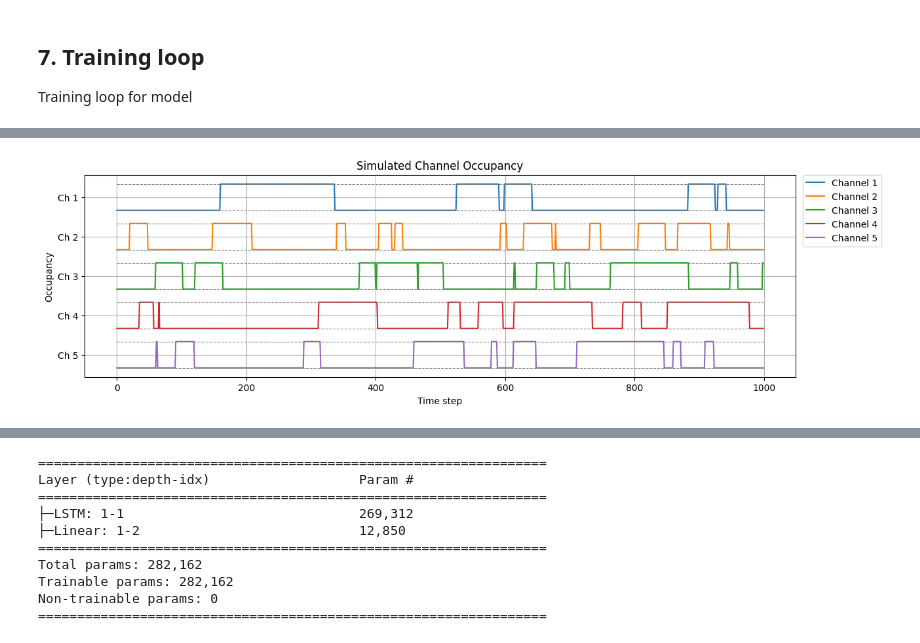
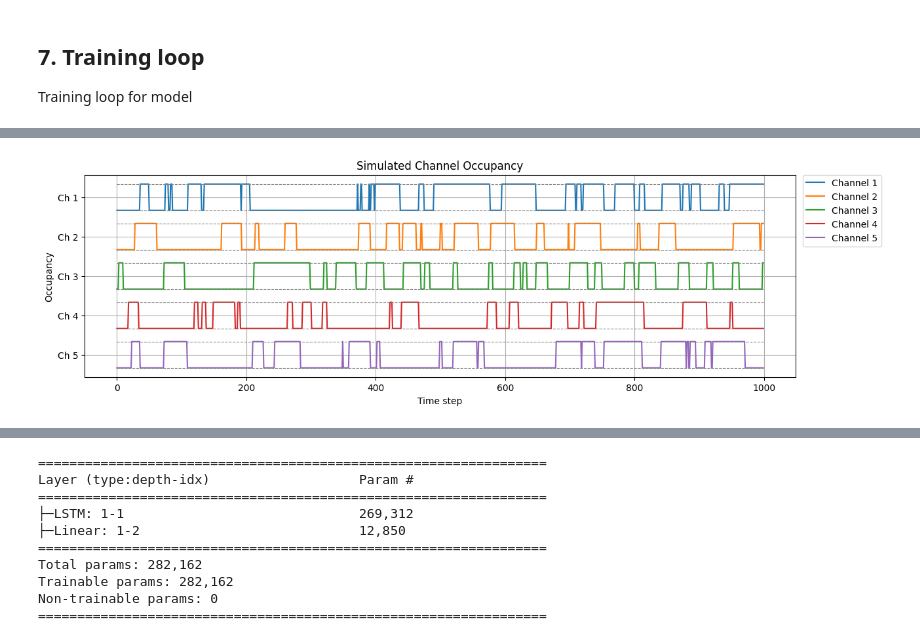
Before and after one commit to kd-kdev/CognitiveRadio-LSTM, a Jupyter notebook: CognitiveRadio_LSTM.ipynb, the cells around one changed output, grey strips where cells are left out. Drawn from its saved outputs; the diff is of its cells as text; code cells hidden in the pictures.

Commit message:
add testing the model on multiple data sets simultaneously

```diff
--- a/CognitiveRadio_LSTM.ipynb
+++ b/CognitiveRadio_LSTM.ipynb
@@ -691,9 +686,9 @@ Evaluation accuracy on new dataset: 65.70%
 # %%
 # show new dataset in plot
-channel_data = X_raw
+channel_data = simulate_multiple_channels()
 plot_channels(channel_data, num_channels)
 # %% [output]
-[figure, old version]
+[figure, new version]
 # %%
 # compact comparison plot
 plot_compact_comparison(X_raw, preds_binary)
```
Also changed, not shown: parts of 19 cells of this notebook.
